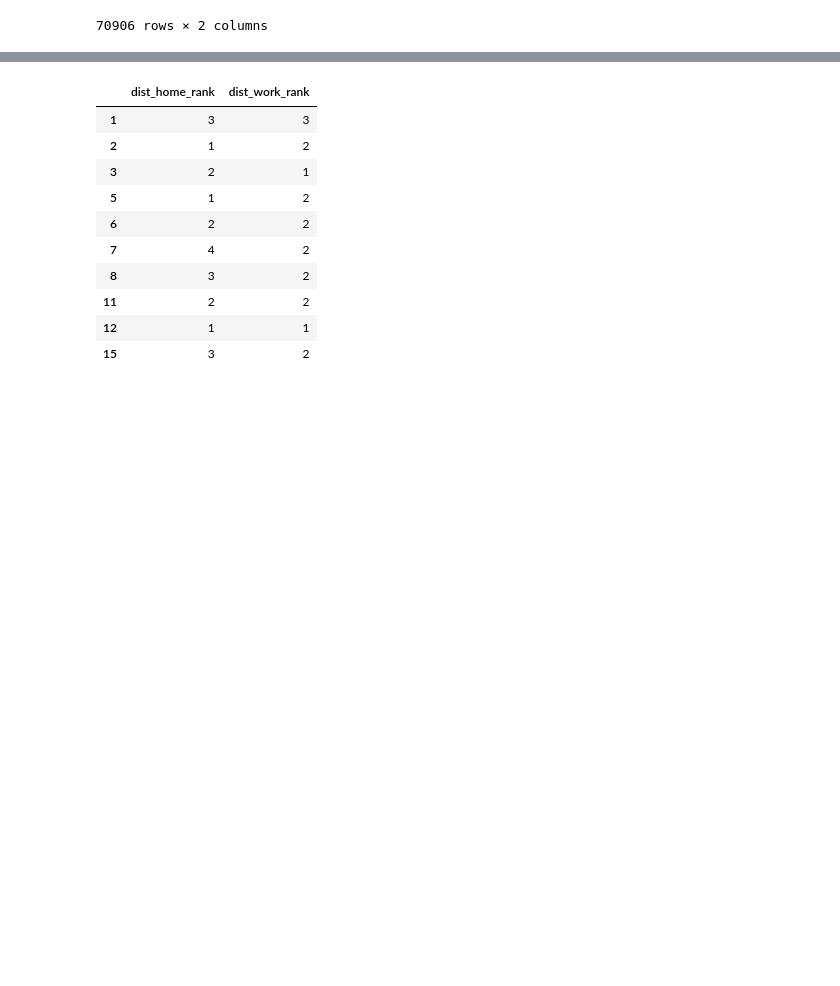
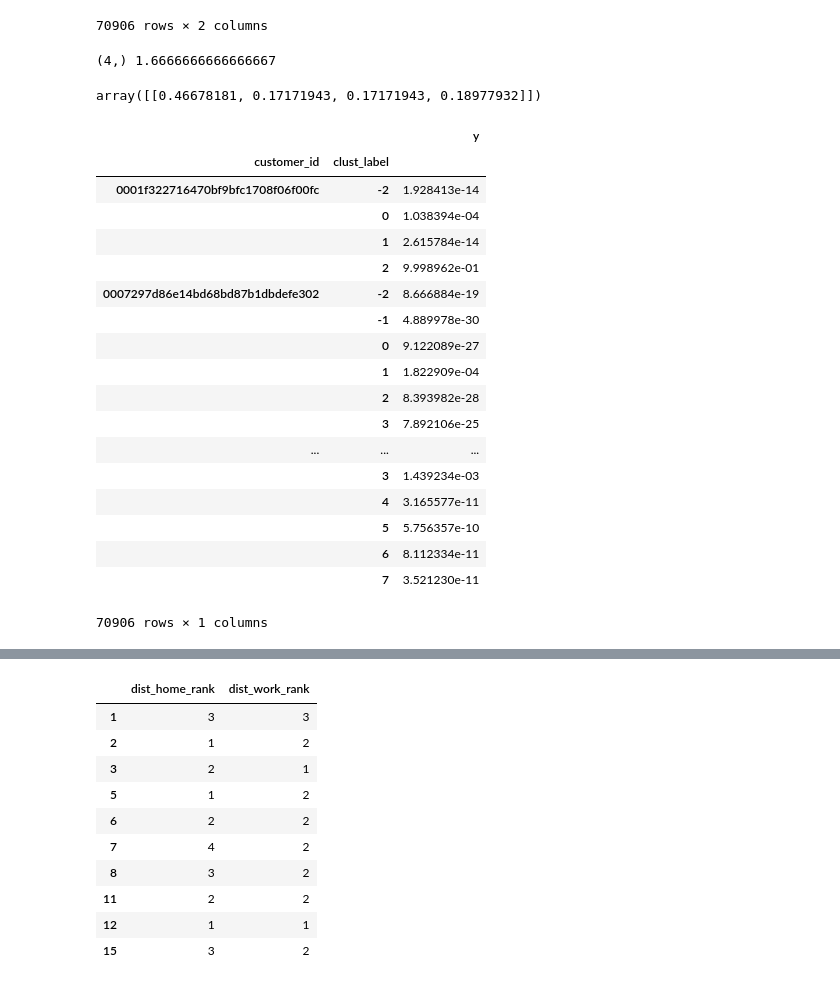
Before and after one commit to PhySci/raiffaizen, a Jupyter notebook: DBSCAN.ipynb, the cells around one changed output, grey strips where cells are left out. Saved outputs shown, nothing was run; the diff lists cells and outputs as text; code cells hidden in the pictures; blank space fills up the shorter version.

```diff
--- a/DBSCAN.ipynb
+++ b/DBSCAN.ipynb
@@ -222,0 +202,15 @@ p = p.reset_index().query('clust_label > -1')
+# %%
+test_user = '0001f322716470bf9bfc1708f06f00fc'
+#test_user = '0007297d86e14bd68bd87b1dbdefe302'
+y_true = target_rank.loc[test_user,'dist_home']
+y_pr = np.zeros(y_true.shape)
+y_pr[0] = 1
+print(y_true.shape, hinge_loss(y_true, y_pr) /(1-1.0/y_true.shape[0]))
+# %% [output]
+(4,) 1.6666666666666667
+# %%
+softmax(np.array([[1, 0, 0, 0.1]]))
+# %% [output]
+array([[0.46678181, 0.17171943, 0.17171943, 0.18977932]])
+# %%
+coeffs = np.random.rand(train_features.shape[1], 1)
@@ -222,0 +221,24 @@ p = p.reset_index().query('clust_label > -1')
+# %%
+y_pr = pd.DataFrame(np.matmul(train_features,coeffs), index= train_features.index, columns=['y'])
+y_pr2 = y_pr.fillna(0).groupby(level=0).transform(lambda x: softmax(x))
+y_pr2
+# %% [output]
+|  |  | y |
+| customer_id | clust_label |  |
+| 0001f322716470bf9bfc1708f06f00fc | -2 | 1.928413e-14 |
+|  | 0 | 1.038394e-04 |
+|  | 1 | 2.615784e-14 |
+|  | 2 | 9.998962e-01 |
+| 0007297d86e14bd68bd87b1dbdefe302 | -2 | 8.666884e-19 |
+|  | -1 | 4.889978e-30 |
+|  | 0 | 9.122089e-27 |
+|  | 1 | 1.822909e-04 |
+|  | 2 | 8.393982e-28 |
+|  | 3 | 7.892106e-25 |
+| ... | ... | ... |
+|  | 3 | 1.439234e-03 |
+|  | 4 | 3.165577e-11 |
+|  | 5 | 5.756357e-10 |
+|  | 6 | 8.112334e-11 |
+|  | 7 | 3.521230e-11 |
+70906 rows × 1 columns
```
Also changed, not shown: parts of 19 cells of this notebook.
